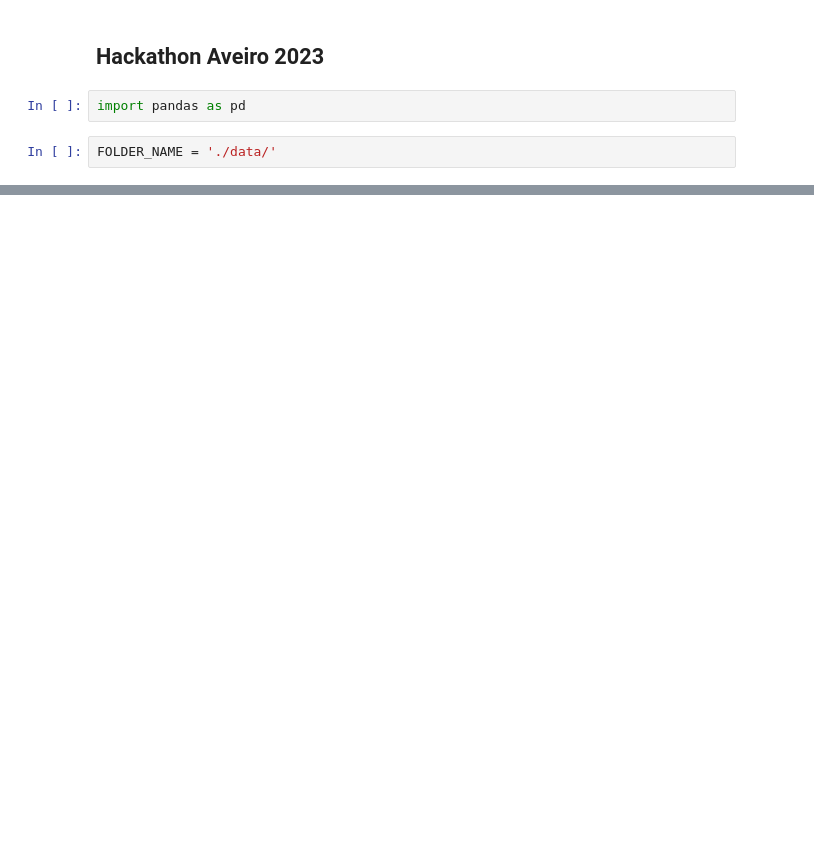
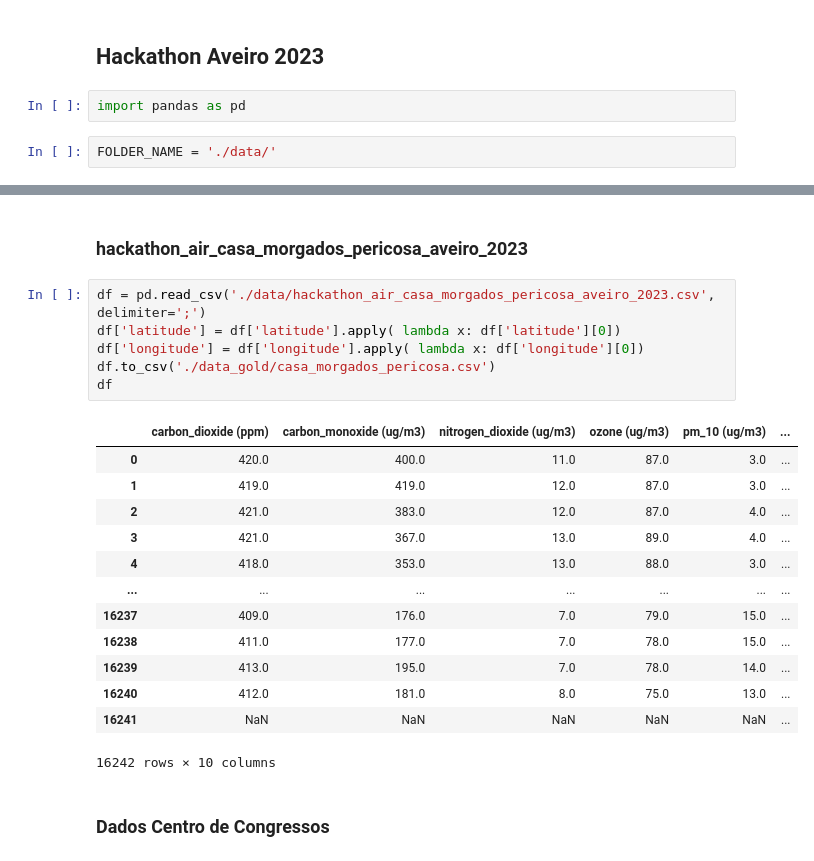
Before and after one commit to lucianlorens/hackathon_aveiro_tecnopolis, a Jupyter notebook: sketch_notebook.ipynb, the cells around one changed output, grey strips where cells are left out. Drawn from its saved outputs; the diff is of its cells as text; blank space fills up the shorter version.

```diff
--- a/sketch_notebook.ipynb
+++ b/sketch_notebook.ipynb
@@ -66,2 +91,26 @@ TypeError: strptime() argument 1 must be str, not tuple
+# %% [markdown]
+### hackathon_air_casa_morgados_pericosa_aveiro_2023
+# %%
+df = pd.read_csv('./data/hackathon_air_casa_morgados_pericosa_aveiro_2023.csv', delimiter=';')
+df['latitude'] = df['latitude'].apply( lambda x: df['latitude'][0])
+df['longitude'] = df['longitude'].apply( lambda x: df['longitude'][0])
+df.to_csv('./data_gold/casa_morgados_pericosa.csv')
+df
+# %% [output]
+|  | carbon_dioxide (ppm) | carbon_monoxide (ug/m3) | nitrogen_dioxide (ug/m3) | ozone (ug/m3) | pm_10 (ug/m3) | ... |
+| 0 | 420.0 | 400.0 | 11.0 | 87.0 | 3.0 | ... |
+| 1 | 419.0 | 419.0 | 12.0 | 87.0 | 3.0 | ... |
+| 2 | 421.0 | 383.0 | 12.0 | 87.0 | 4.0 | ... |
+| 3 | 421.0 | 367.0 | 13.0 | 89.0 | 4.0 | ... |
+| 4 | 418.0 | 353.0 | 13.0 | 88.0 | 3.0 | ... |
+| ... | ... | ... | ... | ... | ... | ... |
+| 16237 | 409.0 | 176.0 | 7.0 | 79.0 | 15.0 | ... |
+| 16238 | 411.0 | 177.0 | 7.0 | 78.0 | 15.0 | ... |
+| 16239 | 413.0 | 195.0 | 7.0 | 78.0 | 14.0 | ... |
+| 16240 | 412.0 | 181.0 | 8.0 | 75.0 | 13.0 | ... |
+| 16241 | NaN | NaN | NaN | NaN | NaN | ... |
+16242 rows × 10 columns
+# %% [markdown]
+### Dados Centro de Congressos
 # %%
 df = pd.read_csv('./data/hackathon_air_centro_congressos_aveiro_2023.csv', delimiter=';')
```
Also changed, not shown: parts of 21 cells of this notebook, 2 other files.
